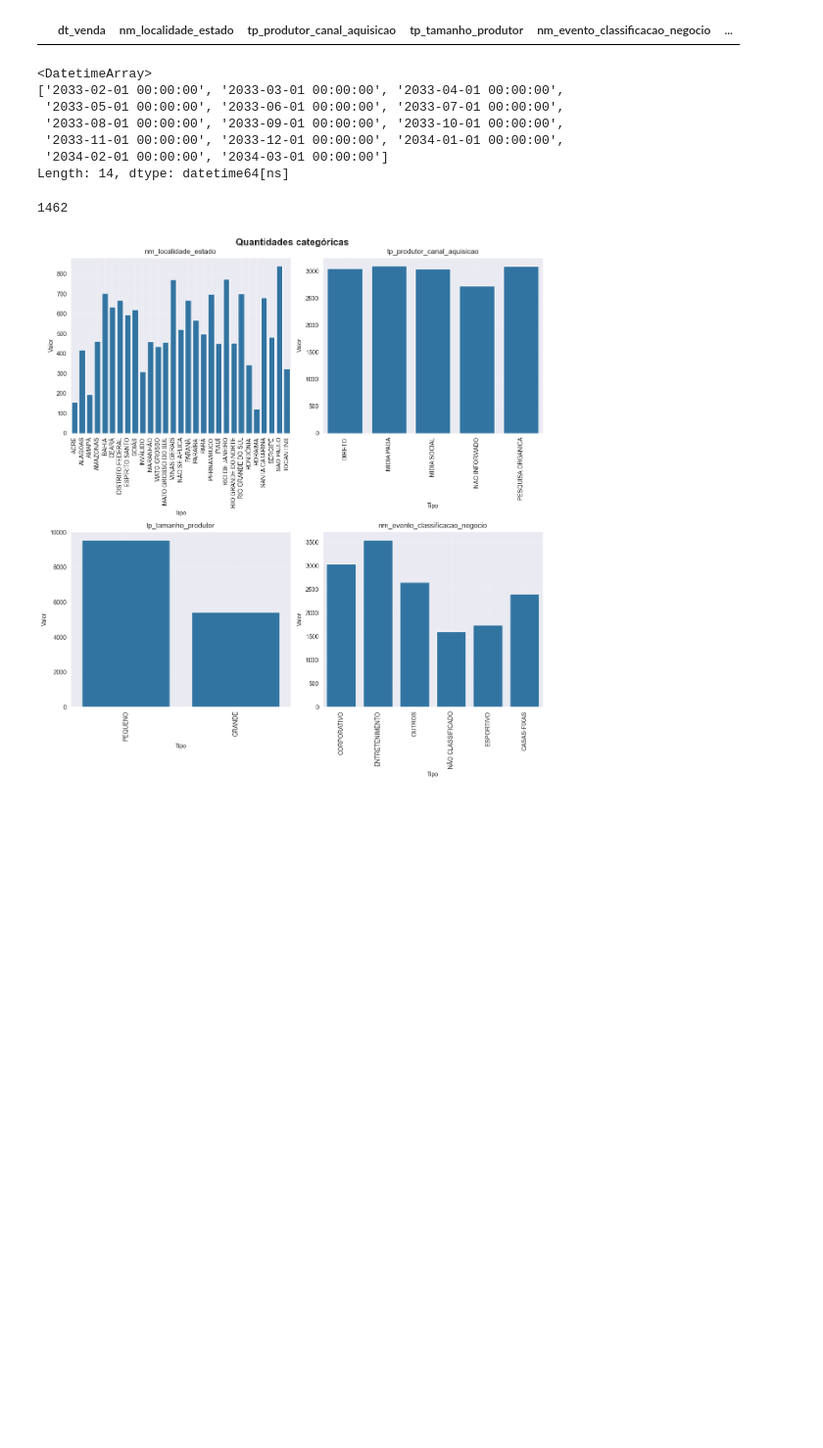
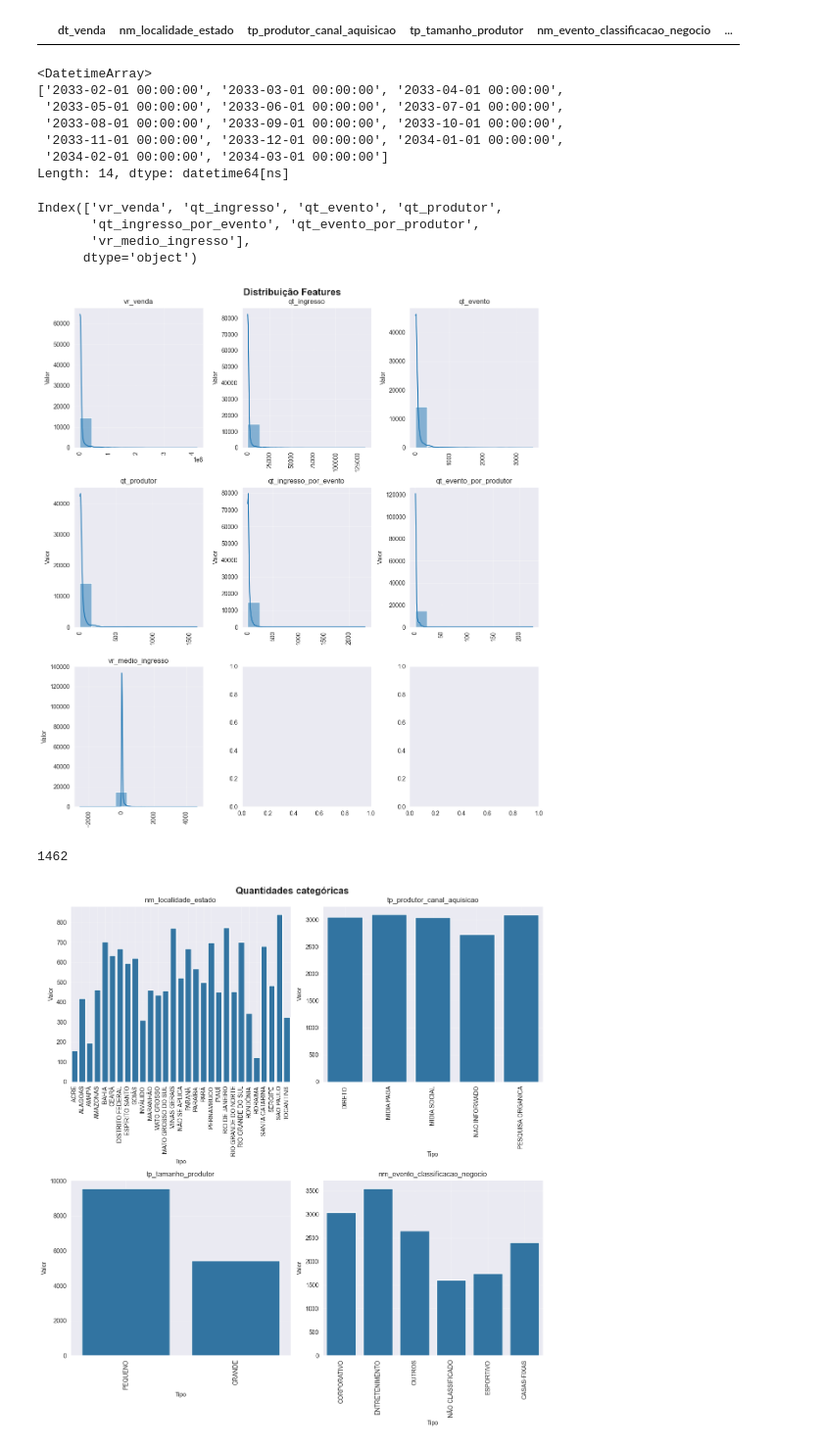
Before and after one commit to ficorrea/data_science, a Jupyter notebook: timeseries/challenge_sympla.ipynb, the cells around one changed output. Shown at 98% size. Cells and saved outputs as stored; diff of their text form; code cells hidden in the pictures; blank space fills up the shorter version.

```diff
--- a/timeseries/challenge_sympla.ipynb
+++ b/timeseries/challenge_sympla.ipynb
@@ -74,6 +74,34 @@ df['dt_venda'].unique()
  '2033-11-01 00:00:00', '2033-12-01 00:00:00', '2034-01-01 00:00:00',
  '2034-02-01 00:00:00', '2034-03-01 00:00:00']
 Length: 14, dtype: datetime64[ns]
+# %%
+num_cols
+# %% [output]
+Index(['vr_venda', 'qt_ingresso', 'qt_evento', 'qt_produtor',
+       'qt_ingresso_por_evento', 'qt_evento_por_produtor',
+       'vr_medio_ingresso'],
+      dtype='object')
+# %%
+fig, ax = plt.subplots(3, 3, figsize=(12, 13))
+fig.suptitle('Distribuição Features', fontsize=16, fontweight='bold')
+ax = ax.flatten()
+
+num_cols = df.select_dtypes(include='number').columns
+
+for i, ax in enumerate(ax):
+    if i <= 6:
+        sns.histplot(df, x=num_cols[i], bins=10, kde=True, ax=ax)
+        ax.set_title(num_cols[i])
+        ax.set_xlabel(None)
+        ax.set_ylabel('Valor')
+        ax.grid(True, alpha=0.3)
+        ax.tick_params(axis='x', rotation=90)
+
+# Ajustar layout
+plt.tight_layout()
+plt.show()
+# %% [output]
+[figure, added]
 # %%
 # Total groups
 GROUPS = ['nm_localidade_estado', 'tp_produtor_canal_aquisicao', 'tp_tamanho_produtor', 'nm_evento_classificacao_negocio']
```
